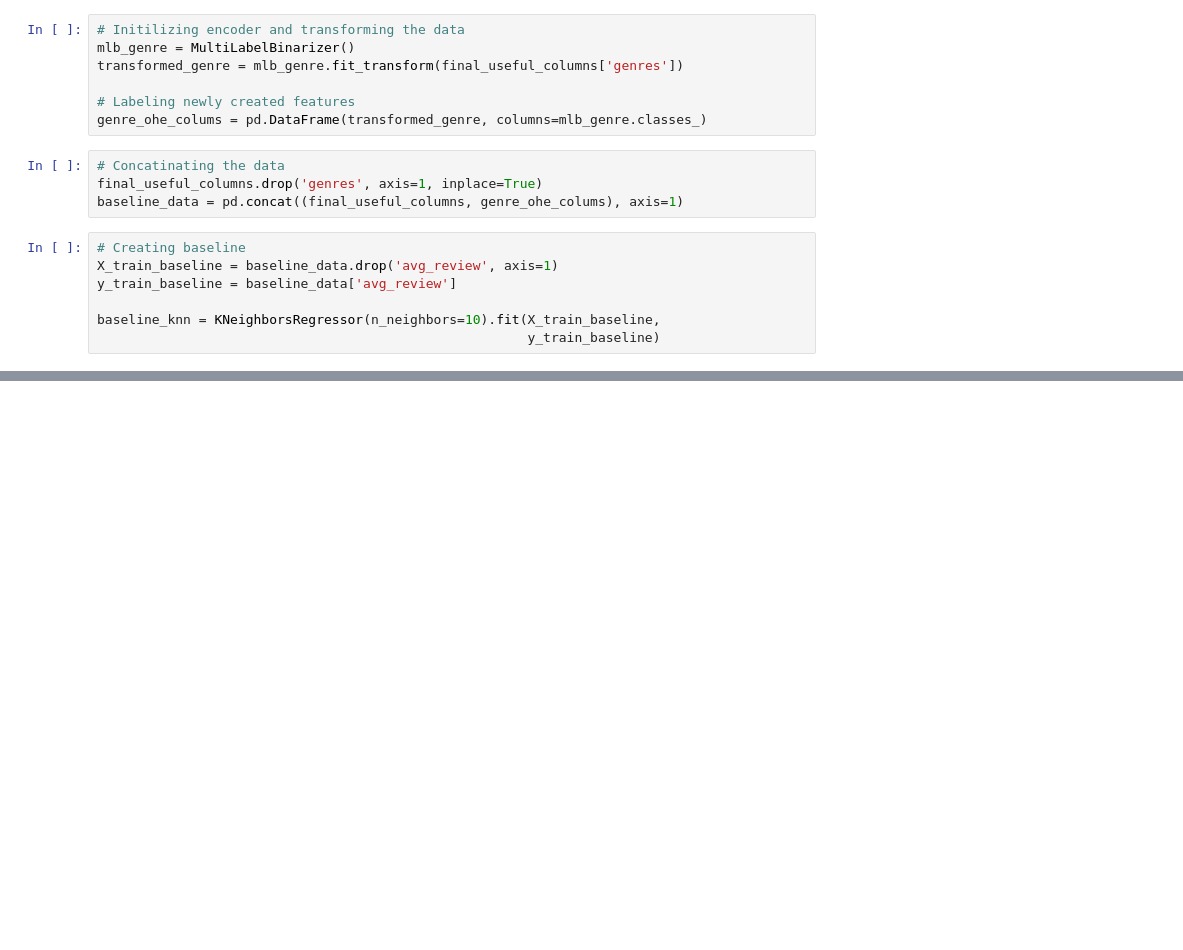
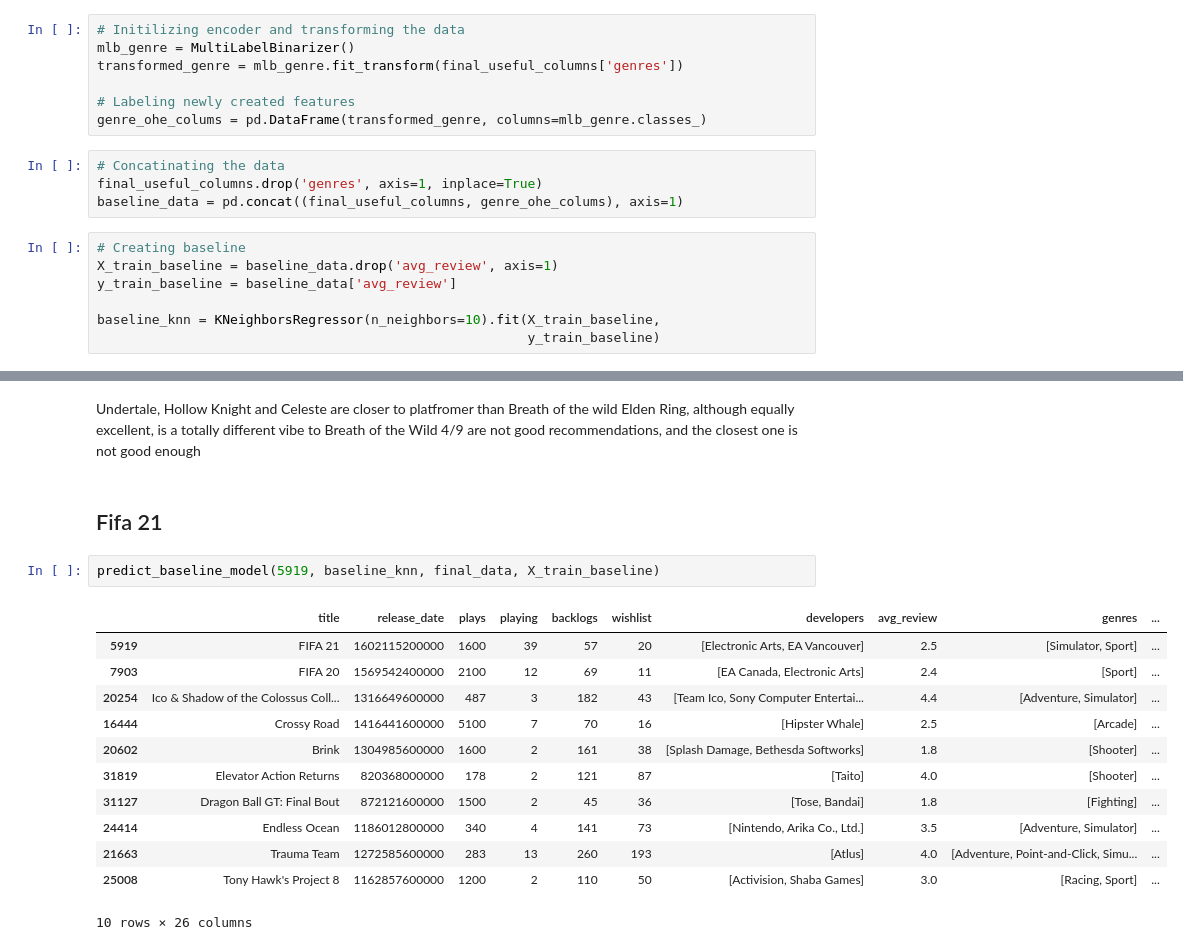
Before and after one commit to Ant-mel/legendary_game_recs, a Jupyter notebook: notebooks/baseline_model.ipynb, the cells around one changed output, grey strips where cells are left out. Cells and saved outputs as stored; diff of their text form; blank space fills up the shorter version.

```diff
--- a/notebooks/baseline_model.ipynb
+++ b/notebooks/baseline_model.ipynb
@@ -97,0 +124,21 @@ baseline_knn.kneighbors()
+# %% [markdown]
+Undertale, Hollow Knight and Celeste are closer to platfromer than Breath of the wild
+Elden Ring, although equally excellent, is a totally different vibe to Breath of the Wild
+4/9 are not good recommendations, and the closest one is not good enough
+# %% [markdown]
+## Fifa 21
+# %%
+predict_baseline_model(5919, baseline_knn, final_data, X_train_baseline)
+# %% [output]
+|  | title | release_date | plays | playing | backlogs | wishlist | developers | avg_review | genres | ... |
+| 5919 | FIFA 21 | 1602115200000 | 1600 | 39 | 57 | 20 | [Electronic Arts, EA Vancouver] | 2.5 | [Simulator, Sport] | ... |
+| 7903 | FIFA 20 | 1569542400000 | 2100 | 12 | 69 | 11 | [EA Canada, Electronic Arts] | 2.4 | [Sport] | ... |
+| 20254 | Ico & Shadow of the Colossus Coll... | 1316649600000 | 487 | 3 | 182 | 43 | [Team Ico, Sony Computer Entertai... | 4.4 | [Adventure, Simulator] | ... |
+| 16444 | Crossy Road | 1416441600000 | 5100 | 7 | 70 | 16 | [Hipster Whale] | 2.5 | [Arcade] | ... |
+| 20602 | Brink | 1304985600000 | 1600 | 2 | 161 | 38 | [Splash Damage, Bethesda Softworks] | 1.8 | [Shooter] | ... |
+| 31819 | Elevator Action Returns | 820368000000 | 178 | 2 | 121 | 87 | [Taito] | 4.0 | [Shooter] | ... |
+| 31127 | Dragon Ball GT: Final Bout | 872121600000 | 1500 | 2 | 45 | 36 | [Tose, Bandai] | 1.8 | [Fighting] | ... |
+| 24414 | Endless Ocean | 1186012800000 | 340 | 4 | 141 | 73 | [Nintendo, Arika Co., Ltd.] | 3.5 | [Adventure, Simulator] | ... |
+| 21663 | Trauma Team | 1272585600000 | 283 | 13 | 260 | 193 | [Atlus] | 4.0 | [Adventure, Point-and-Click, Simu... | ... |
+| 25008 | Tony Hawk's Project 8 | 1162857600000 | 1200 | 2 | 110 | 50 | [Activision, Shaba Games] | 3.0 | [Racing, Sport] | ... |
+10 rows × 26 columns
```
Also changed, not shown: parts of 11 cells of this notebook.
